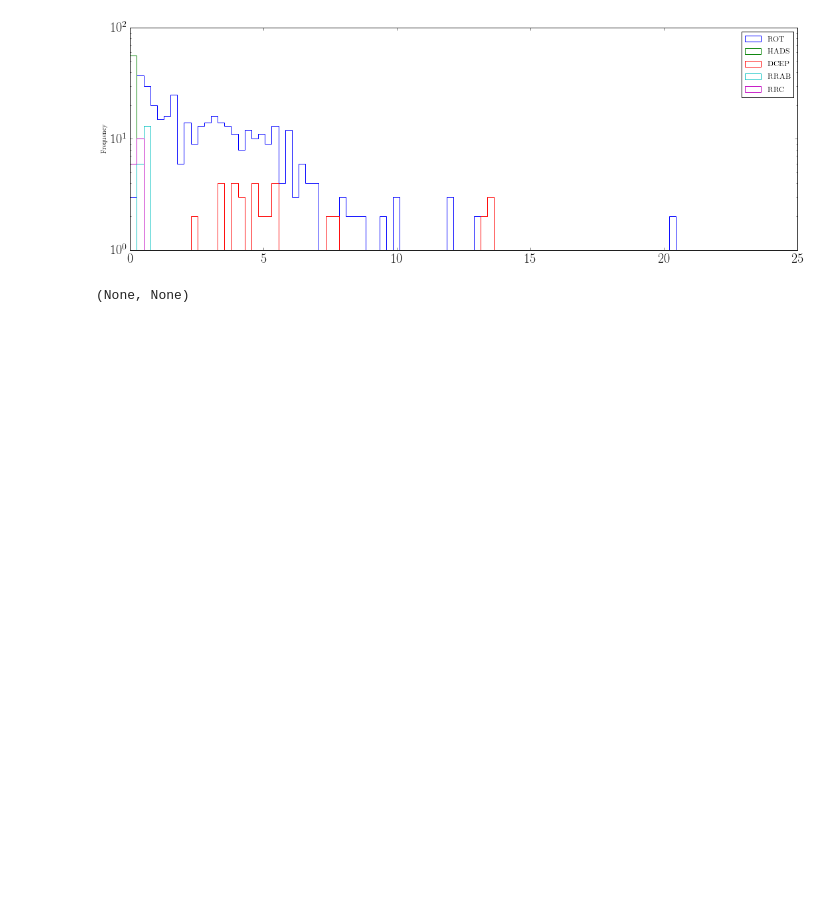
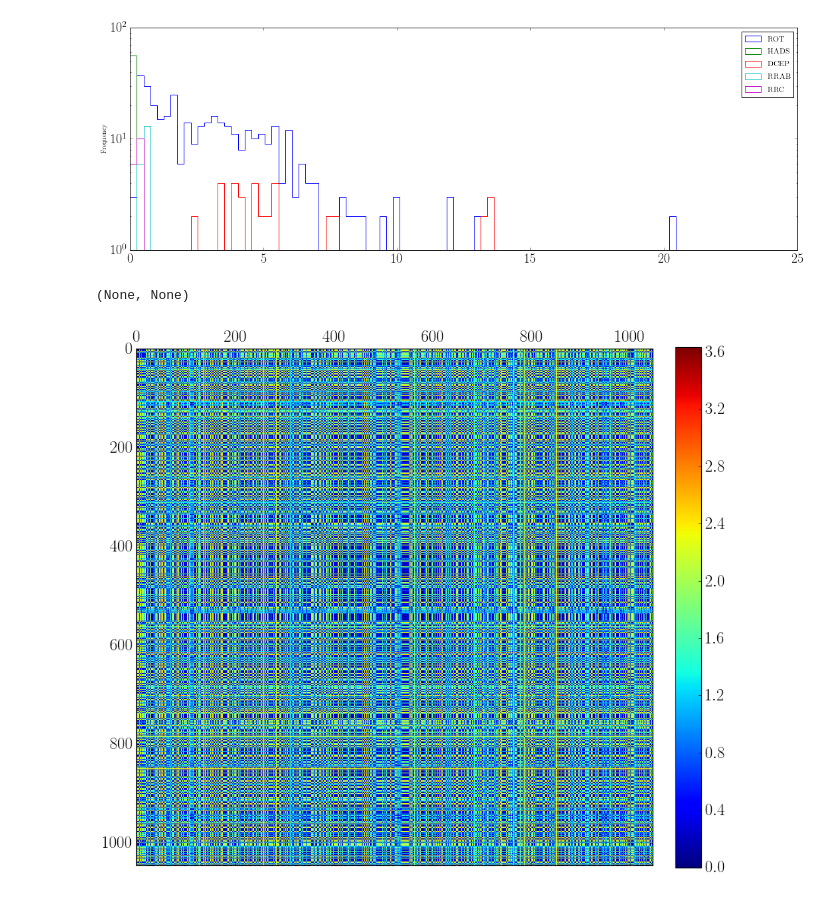
Before and after one commit to jbirky/tess_binaries, a Jupyter notebook: notebooks/hierarchical_classification.ipynb, the cells around one changed output. Drawn from its saved outputs; the diff is of its cells as text; code cells hidden in the pictures; blank space fills up the shorter version.

```diff
--- a/notebooks/hierarchical_classification.ipynb
+++ b/notebooks/hierarchical_classification.ipynb
@@ -42,6 +48,8 @@ for key in list(ff):
 
 ff.close()
 sample = pd.DataFrame(data=df)
+# %%
+sample = sample[sample['type'] != 'SR']
 # %%
 sample['type'].value_counts().plot(kind='bar', figsize=[18,6])
 # %% [output]
@@ -58,7 +66,9 @@ for typ in ['ROT', 'HADS', 'DCEP', 'RRAB', 'RRC']:
 # %% [output]
 [figure]
 # %%
-N = 40
+N = len(sample)
 demo = np.array(random.choices(np.arange(0,len(sample)), k=N))
+subsamp = sample.loc[demo]
+subsamp = subsamp.reset_index(drop=True)
 # %%
 model = clustering.LinkageTree(dtw.distance_matrix_fast, {})
@@ -70,3 +80,15 @@ model.plot("clustering.png", axes=ax, show_ts_label=list(sample['type'][demo]),
            ts_left_margin=0, ts_sample_length=1)
 # %% [output]
 (None, None)
+# %%
+ds = dtw.distance_matrix_fast(list(subsamp['flux']))
+ds[ds == np.inf] = 0
+dmatrix = ds + ds.T
+# %%
+plt.figure(figsize=(12,12))
+im = plt.matshow(dmatrix, fignum=1)
+plt.colorbar(im, fraction=0.046, pad=0.04)
+plt.savefig('matrix.png')
+plt.show()
+# %% [output]
+[figure, added]
```
Also changed, not shown: parts of 8 cells of this notebook.
